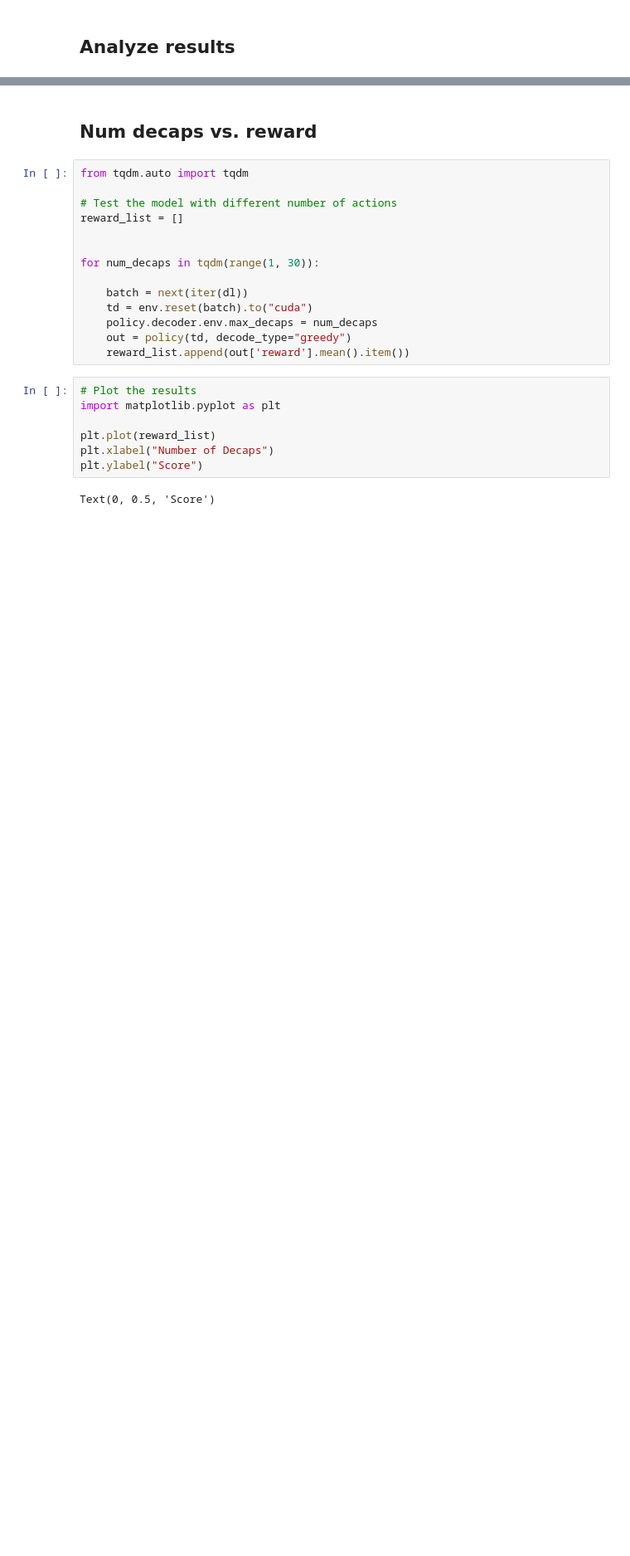
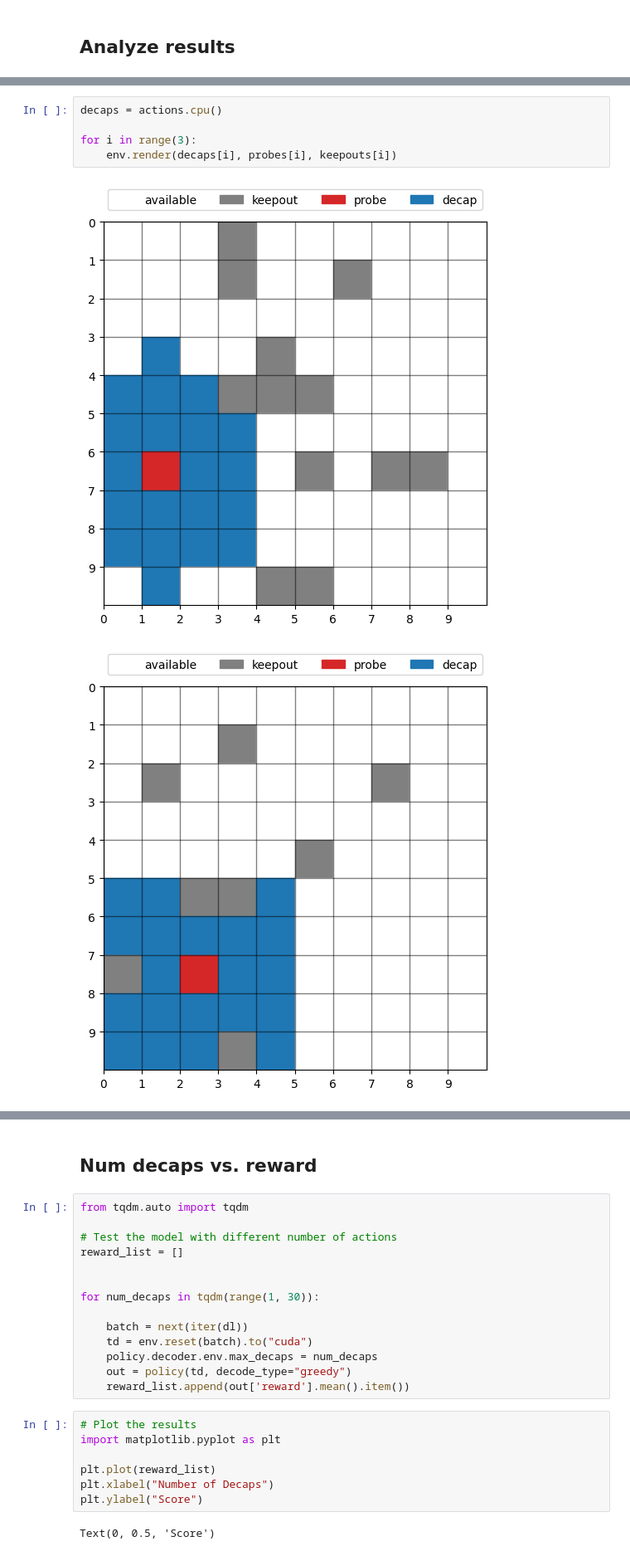
Before and after one commit to ai4co/rl4co, a Jupyter notebook: notebooks/dpp/1.tutorial.ipynb, the cells around one changed output, grey strips where cells are left out. Shown at 83% size. Drawn from its saved outputs; the diff is of its cells as text; blank space fills up the shorter version.

```diff
--- a/notebooks/dpp/1.tutorial.ipynb
+++ b/notebooks/dpp/1.tutorial.ipynb
@@ -405,0 +300,8 @@ for i in range(5):
+# %%
+decaps = actions.cpu()
+
+for i in range(3):
+    env.render(decaps[i], probes[i], keepouts[i])
+# %% [output]
+[figure, added]
+[figure, added]
```
Also changed, not shown: parts of 17 cells of this notebook.
